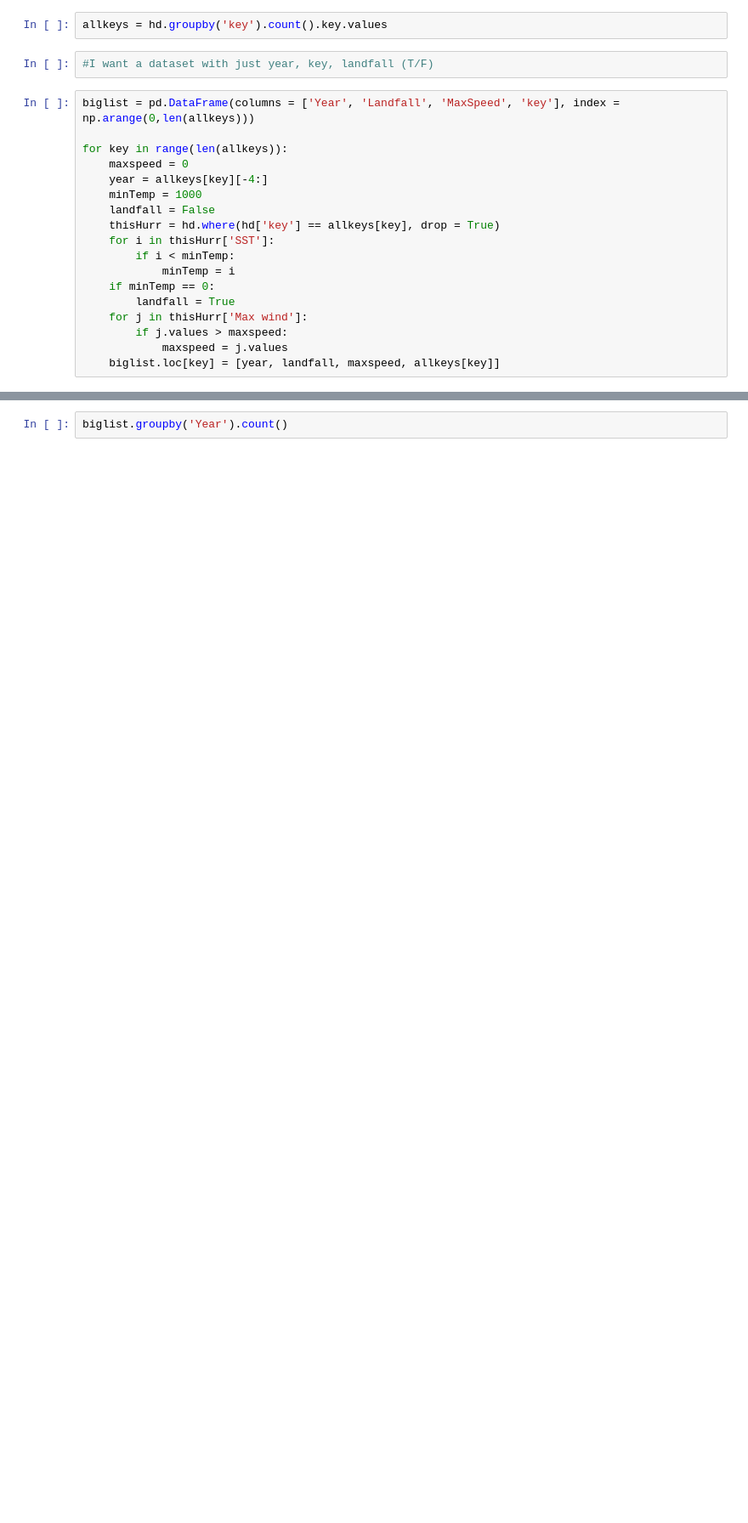
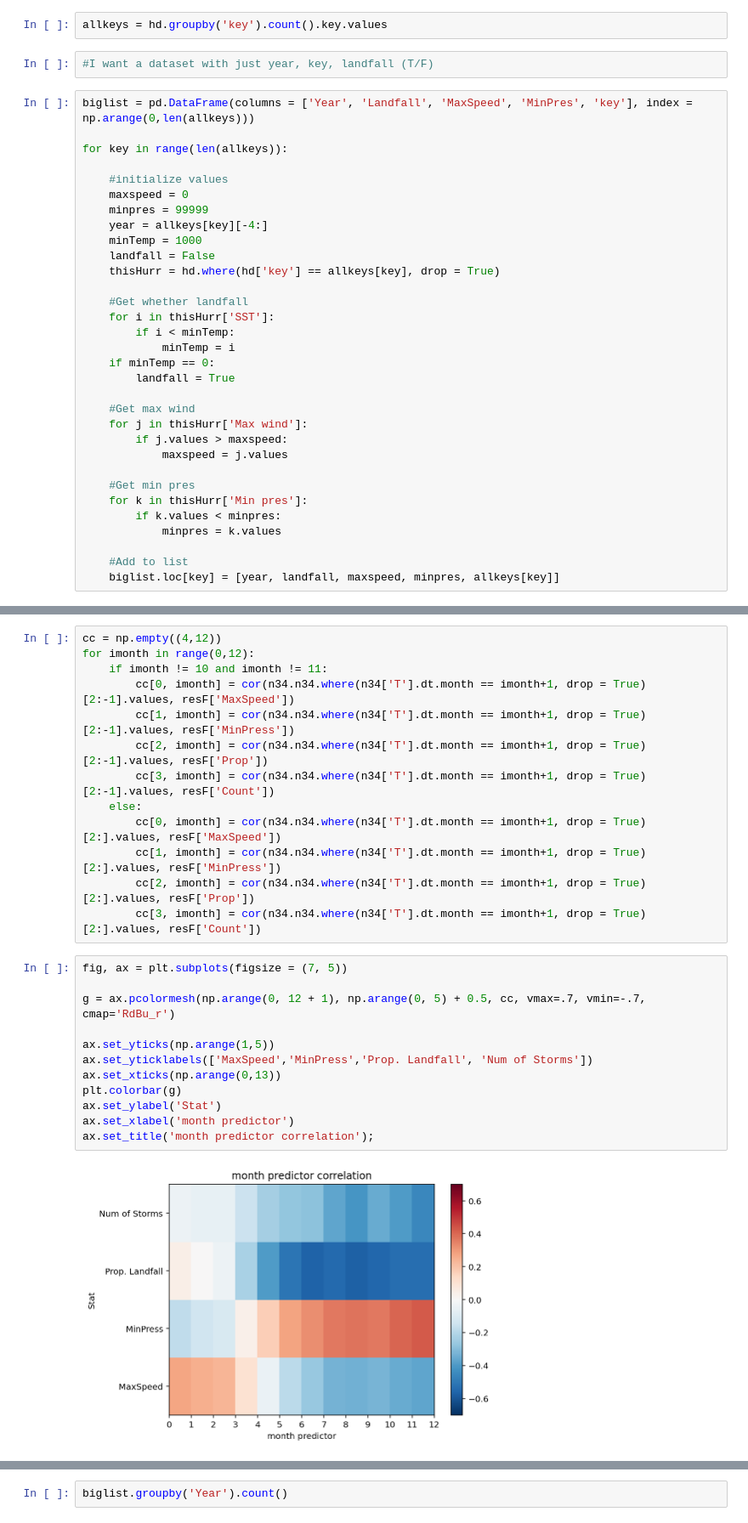
Before and after one commit to mdonahue263/apma4990-mad2311, a Jupyter notebook: workingWithData.ipynb, the cells around one changed output, grey strips where cells are left out. Shown at 85% size. Cells and saved outputs as stored; diff of their text form; blank space fills up the shorter version.

```diff
--- a/workingWithData.ipynb
+++ b/workingWithData.ipynb
@@ -147,23 +152,37 @@ allkeys = hd.groupby('key').count().key.values
 # %%
 #I want a dataset with just year, key, landfall (T/F)
 # %%
-biglist = pd.DataFrame(columns = ['Year', 'Landfall', 'MaxSpeed', 'key'], index = np.arange(0,len(allkeys)))
+biglist = pd.DataFrame(columns = ['Year', 'Landfall', 'MaxSpeed', 'MinPres', 'key'], index = np.arange(0,len(allkeys)))
 
 for key in range(len(allkeys)):
+
+    #initialize values
     maxspeed = 0
+    minpres = 99999
     year = allkeys[key][-4:]
     minTemp = 1000
     landfall = False
     thisHurr = hd.where(hd['key'] == allkeys[key], drop = True)
+
+    #Get whether landfall
     for i in thisHurr['SST']:
         if i < minTemp:
             minTemp = i
     if minTemp == 0:
         landfall = True
+
+    #Get max wind
     for j in thisHurr['Max wind']:
         if j.values > maxspeed:
             maxspeed = j.values
-    biglist.loc[key] = [year, landfall, maxspeed, allkeys[key]]
+
+    #Get min pres
+    for k in thisHurr['Min pres']:
+        if k.values < minpres:
+            minpres = k.values
+
+    #Add to list
+    biglist.loc[key] = [year, landfall, maxspeed, minpres, allkeys[key]]
 # %%
 yearcount = []
 xar = xr.DataArray(biglist)
@@ -203,0 +268,27 @@ preds = n34_Sep[2:-2].values
+# %%
+cc = np.empty((4,12))
+for imonth in range(0,12):
+    if imonth != 10 and imonth != 11:
+        cc[0, imonth] = cor(n34.n34.where(n34['T'].dt.month == imonth+1, drop = True)[2:-1].values, resF['MaxSpeed'])
+        cc[1, imonth] = cor(n34.n34.where(n34['T'].dt.month == imonth+1, drop = True)[2:-1].values, resF['MinPress'])
+        cc[2, imonth] = cor(n34.n34.where(n34['T'].dt.month == imonth+1, drop = True)[2:-1].values, resF['Prop'])
+        cc[3, imonth] = cor(n34.n34.where(n34['T'].dt.month == imonth+1, drop = True)[2:-1].values, resF['Count'])
+    else:
+        cc[0, imonth] = cor(n34.n34.where(n34['T'].dt.month == imonth+1, drop = True)[2:].values, resF['MaxSpeed'])
+        cc[1, imonth] = cor(n34.n34.where(n34['T'].dt.month == imonth+1, drop = True)[2:].values, resF['MinPress'])
+        cc[2, imonth] = cor(n34.n34.where(n34['T'].dt.month == imonth+1, drop = True)[2:].values, resF['Prop'])
+        cc[3, imonth] = cor(n34.n34.where(n34['T'].dt.month == imonth+1, drop = True)[2:].values, resF['Count'])
+# %%
+fig, ax = plt.subplots(figsize = (7, 5))
+
+g = ax.pcolormesh(np.arange(0, 12 + 1), np.arange(0, 5) + 0.5, cc, vmax=.7, vmin=-.7, cmap='RdBu_r')
+
+ax.set_yticks(np.arange(1,5))
+ax.set_yticklabels(['MaxSpeed','MinPress','Prop. Landfall', 'Num of Storms'])
+ax.set_xticks(np.arange(0,13))
+plt.colorbar(g)
+ax.set_ylabel('Stat')
+ax.set_xlabel('month predictor')
+ax.set_title('month predictor correlation');
+# %% [output]
+[figure, added]
```
Also changed, not shown: parts of 11 cells of this notebook, 1 other file.
